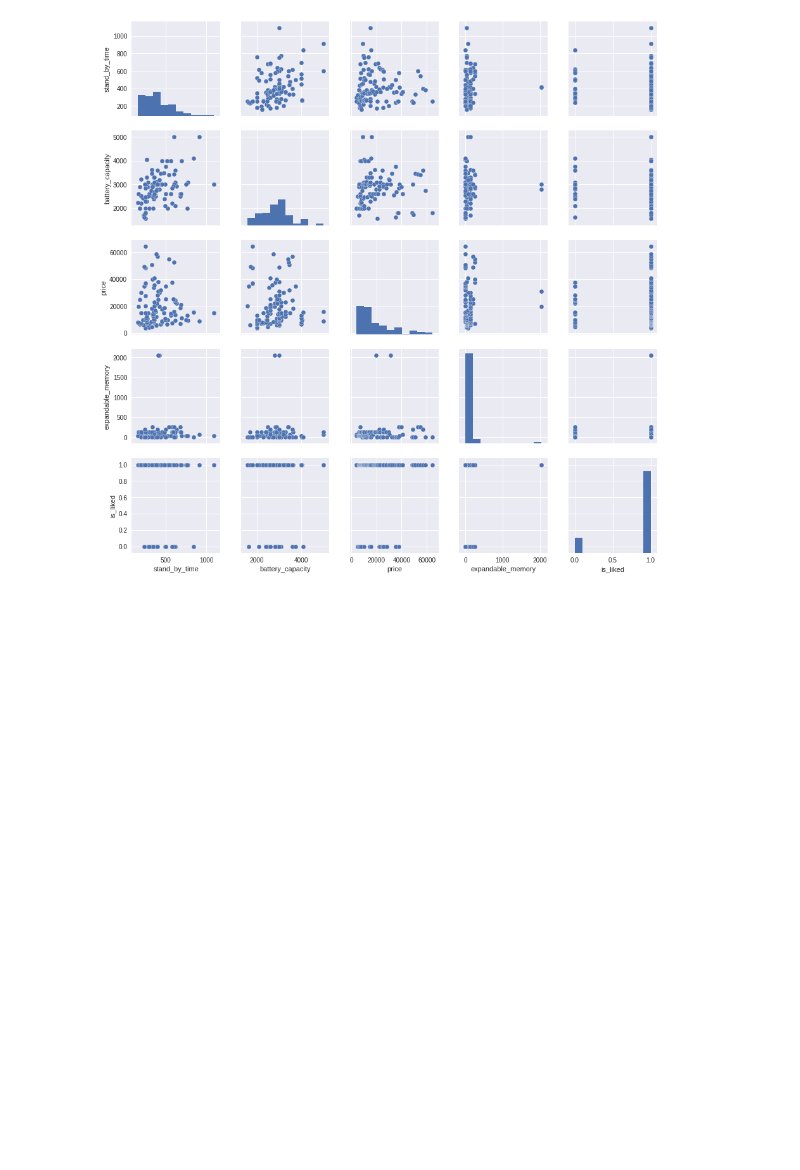
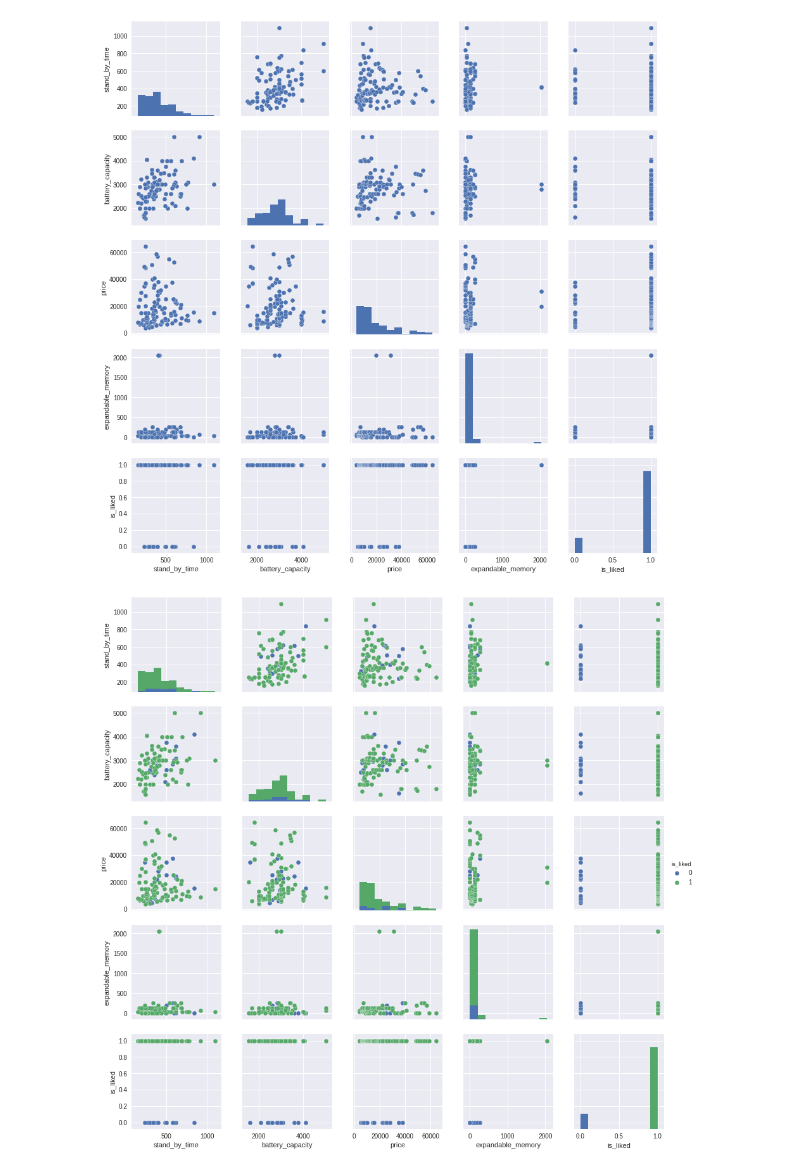
Before and after one commit to krishthegreatest/github-practise, a Jupyter notebook: Python_More_Basics.ipynb, the cells around one changed output. Saved outputs shown, nothing was run; the diff lists cells and outputs as text; code cells hidden in the pictures; blank space fills up the shorter version.

```diff
--- a/Python_More_Basics.ipynb
+++ b/Python_More_Basics.ipynb
@@ -296,3 +296,7 @@ sns.set()
 ax=sns.pairplot(df_thin,diag_kind='hist')
 # %% [output]
 [figure]
+# %%
+ax=sns.pairplot(df_thin,diag_kind='hist',hue='is_liked')
+# %% [output]
+[figure, added]
```
